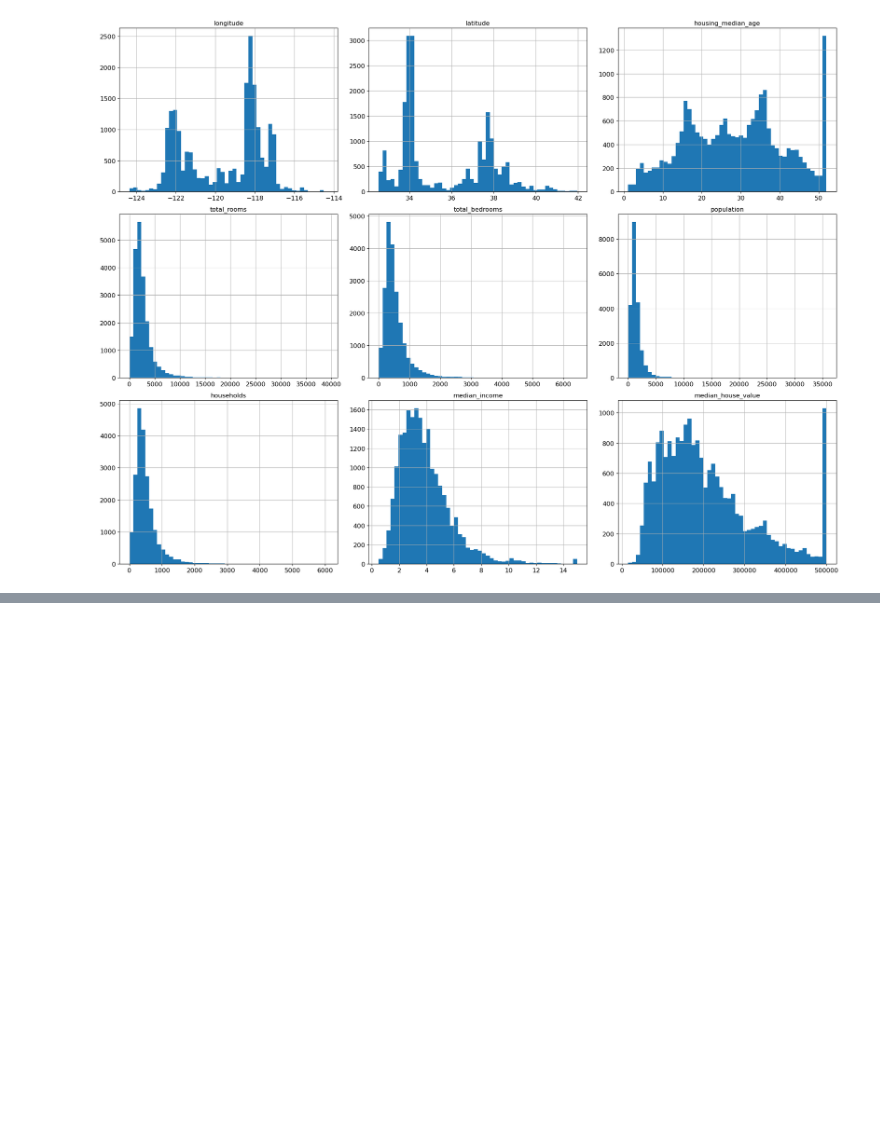
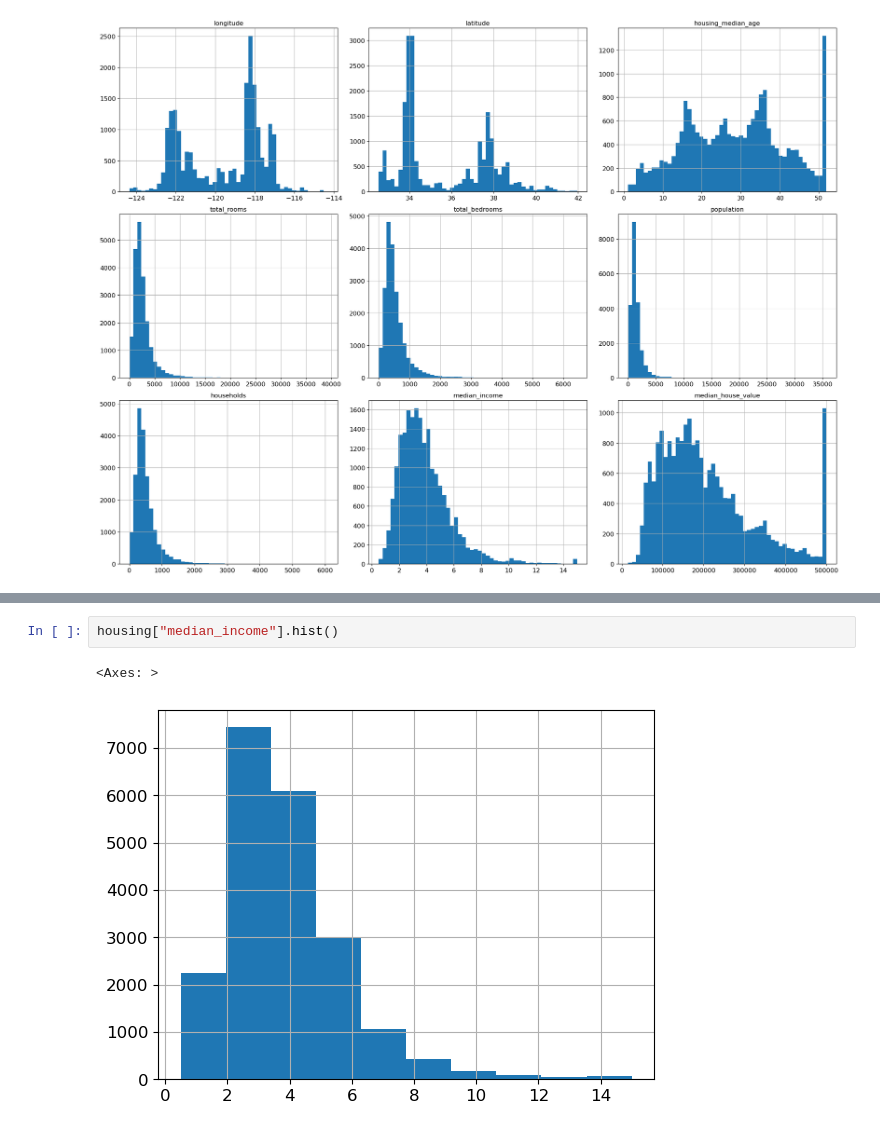
Before and after one commit to d-t-n/hands-on-ml, a Jupyter notebook: 02-End_to_End_Machine_Learning_Project.ipynb, the cells around one changed output, grey strips where cells are left out. Cells and saved outputs as stored; diff of their text form; blank space fills up the shorter version.

```diff
--- a/02-End_to_End_Machine_Learning_Project.ipynb
+++ b/02-End_to_End_Machine_Learning_Project.ipynb
@@ -212,0 +296,5 @@ Saving figure attribute_histogram_plots
+# %%
+housing["median_income"].hist()
+# %% [output]
+<Axes: >
+[figure, added]
```
Also changed, not shown: parts of 20 cells of this notebook.
